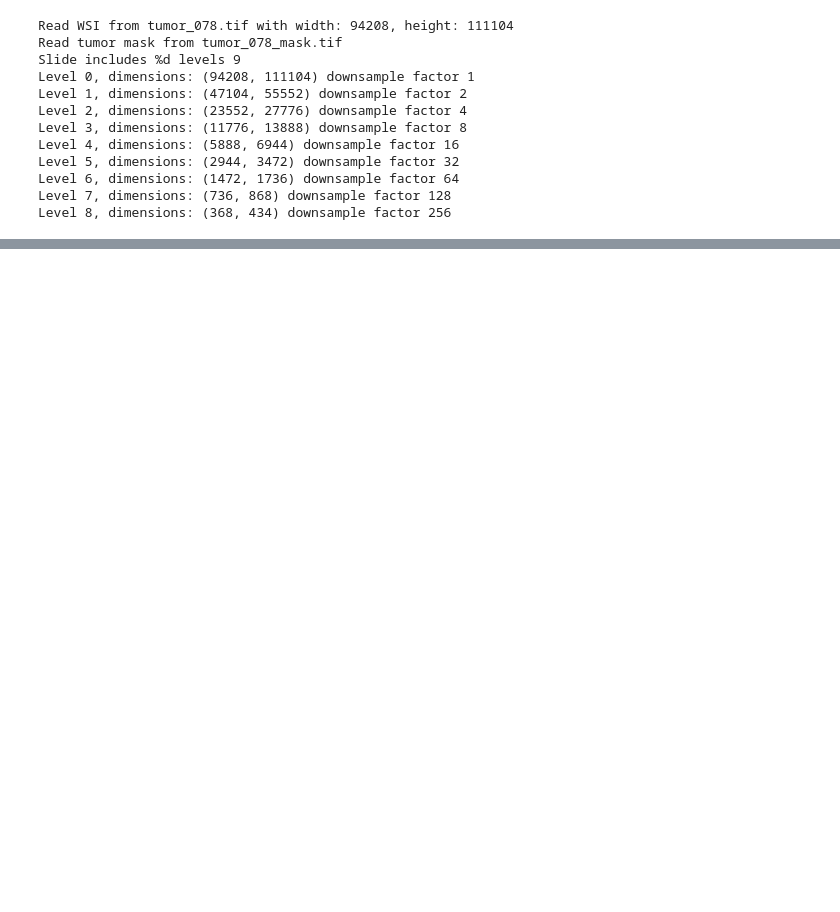
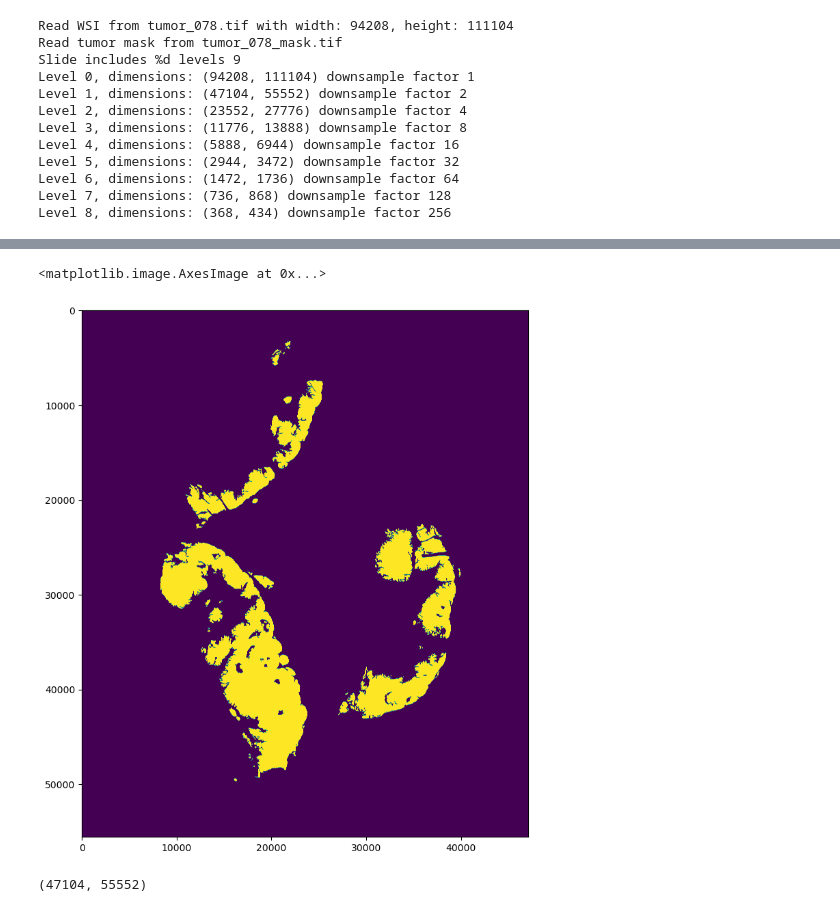
Before and after one commit to irmadong/Cancer_Detection_Gigapixel_Images, a Jupyter notebook: colab_model_training.ipynb, the cells around one changed output, grey strips where cells are left out. Cells and saved outputs as stored; diff of their text form; code cells hidden in the pictures; blank space fills up the shorter version.

```diff
--- a/colab_model_training.ipynb
+++ b/colab_model_training.ipynb
@@ -388,0 +602,17 @@ hi
+# %%
+tumor_mask_path = 'tumor_078_mask.tif' # only this file is available
+tumor_mask = open_slide(tumor_mask_path)
+mask_image_91_z2 = read_slide(tumor_mask ,
+                        x=0,
+                        y=0,
+                        level=1,
+                        width=tumor_mask.level_dimensions[1][0],
+                        height=tumor_mask.level_dimensions[1][1])
+
+mask_image_91_z2 = mask_image_91_z2[:,:,0]
+
+plt.figure(figsize=(10,10), dpi=100)
+plt.imshow(mask_image_91_z2)
+# %% [output]
+<matplotlib.image.AxesImage at 0x...>
+[figure, added]
@@ -388,0 +623,4 @@ hi
+# %%
+final_image.shape
+# %% [output]
+(47104, 55552)
```
Also changed, not shown: parts of 43 cells of this notebook, 1 other file.
